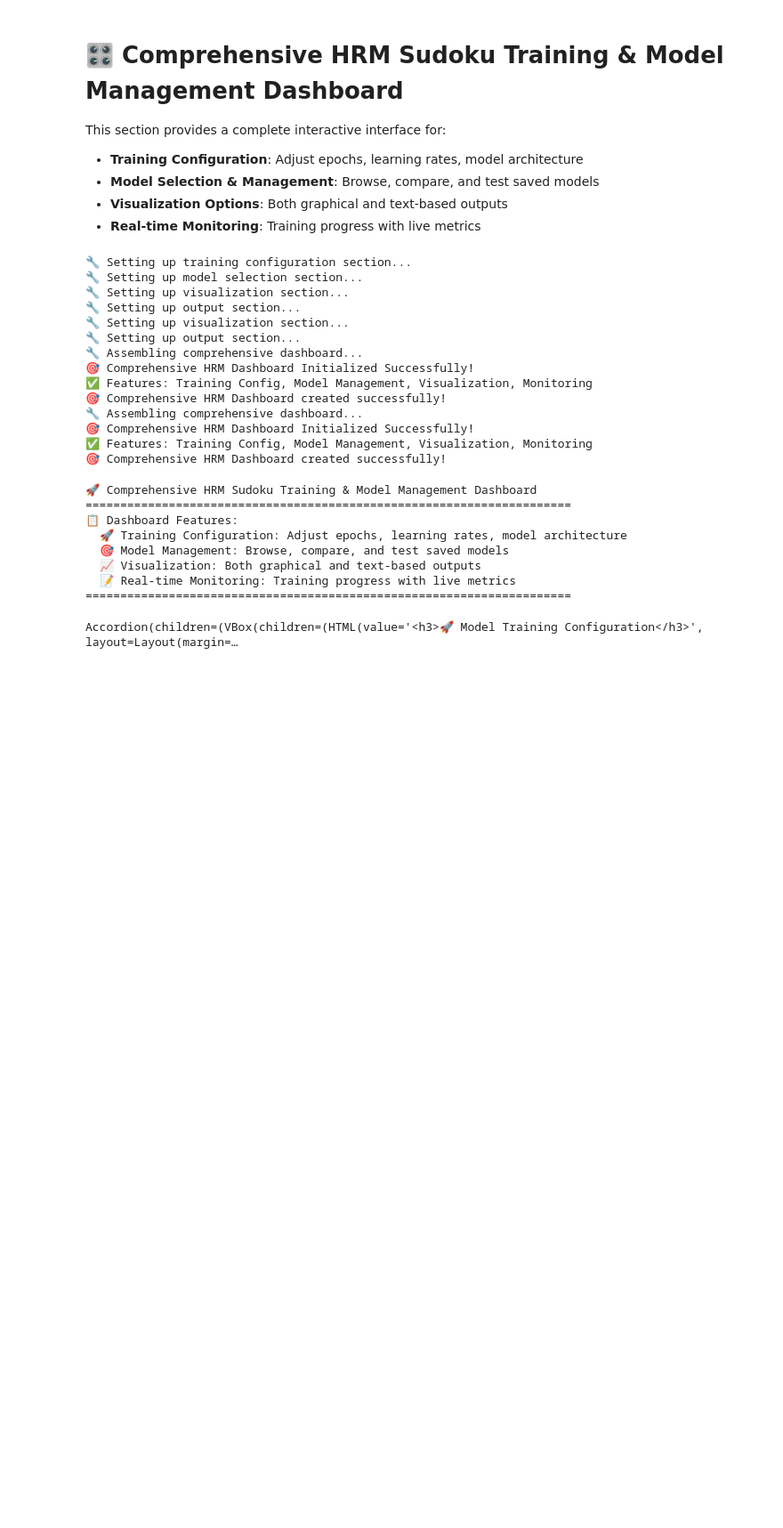
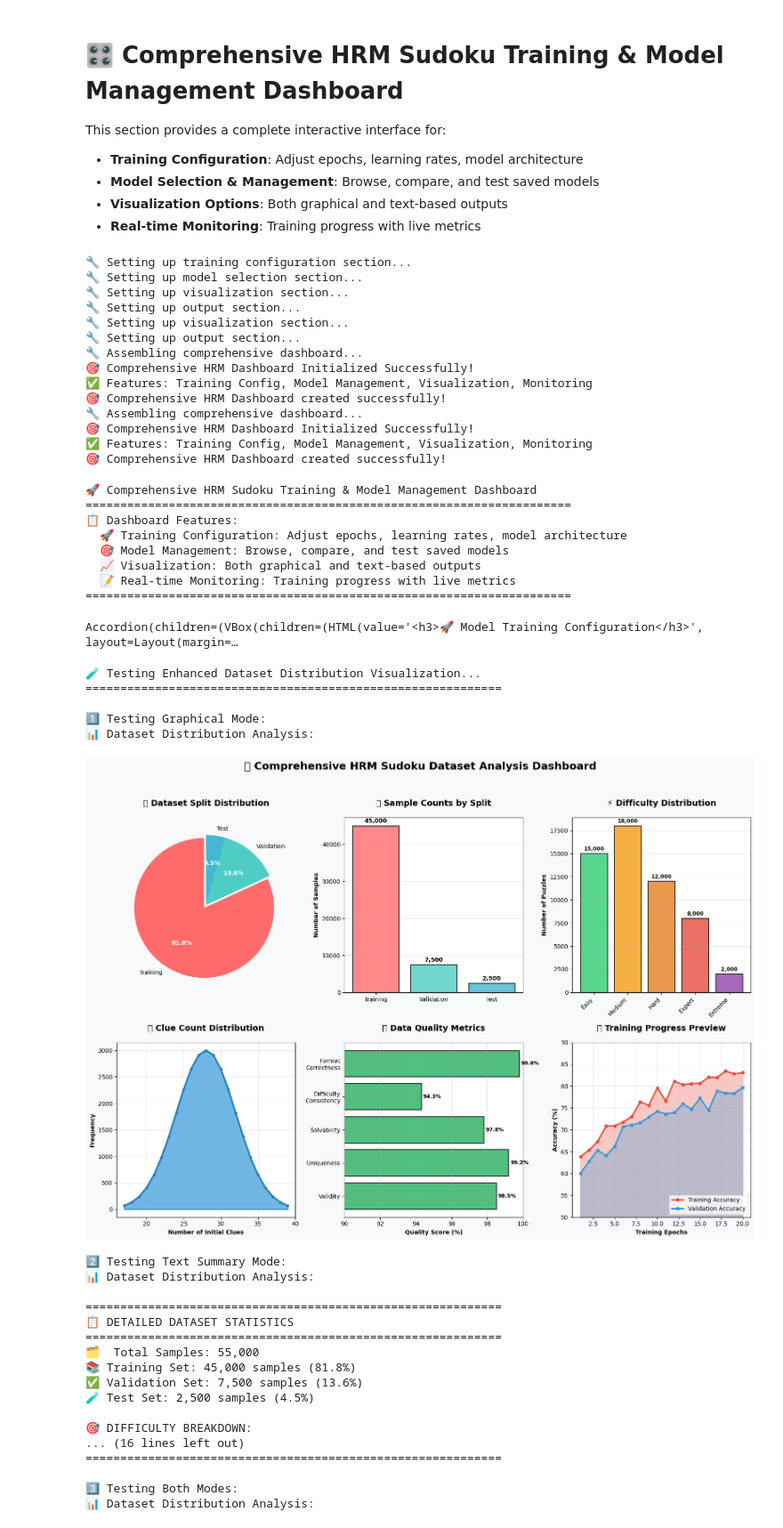
Before and after one commit to wuttechadmin/HRM, a Jupyter notebook: notebooks/colab/HRM_Sudoku_MPS.ipynb, the cells around one changed output. Shown at 89% size. Saved outputs shown, nothing was run; the diff lists cells and outputs as text; code cells hidden in the pictures; blank space fills up the shorter version.

```diff
--- a/notebooks/colab/HRM_Sudoku_MPS.ipynb
+++ b/notebooks/colab/HRM_Sudoku_MPS.ipynb
@@ -4355,3 +4493,41 @@ display(dashboard_accordion)
   📝 Real-time Monitoring: Training progress with live metrics
 ======================================================================
 Accordion(children=(VBox(children=(HTML(value='<h3>🚀 Model Training Configuration</h3>', layout=Layout(margin=…
+# %%
+# Test the enhanced Dataset Distribution visualization
+print("🧪 Testing Enhanced Dataset Distribution Visualization...")
+print("=" * 60)
+
+# Test both modes
+print("\n1️⃣ Testing Graphical Mode:")
+comprehensive_dashboard._plot_dataset_distribution('Graphical')
+
+print("\n2️⃣ Testing Text Summary Mode:")
+comprehensive_dashboard._plot_dataset_distribution('Text Summary')
+
+print("\n3️⃣ Testing Both Modes:")
+comprehensive_dashboard._plot_dataset_distribution('Both')
+# %% [output]
+🧪 Testing Enhanced Dataset Distribution Visualization...
+============================================================
+
+1️⃣ Testing Graphical Mode:
+📊 Dataset Distribution Analysis:
+[figure, added]
+2️⃣ Testing Text Summary Mode:
+📊 Dataset Distribution Analysis:
+
+============================================================
+📋 DETAILED DATASET STATISTICS
+============================================================
+🗂️  Total Samples: 55,000
+📚 Training Set: 45,000 samples (81.8%)
+✅ Validation Set: 7,500 samples (13.6%)
+🧪 Test Set: 2,500 samples (4.5%)
+
+🎯 DIFFICULTY BREAKDOWN:
+... (16 lines left out)
+============================================================
+
+3️⃣ Testing Both Modes:
+📊 Dataset Distribution Analysis:
```
Also changed, not shown: parts of 2 cells of this notebook.
